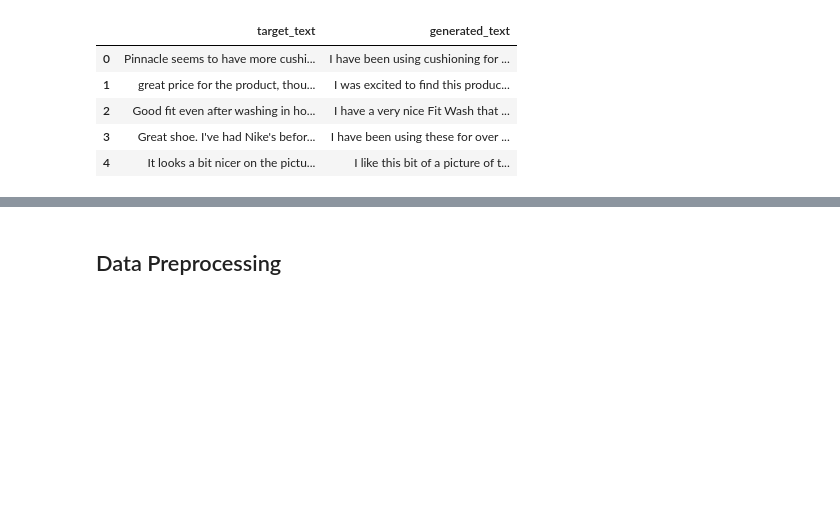
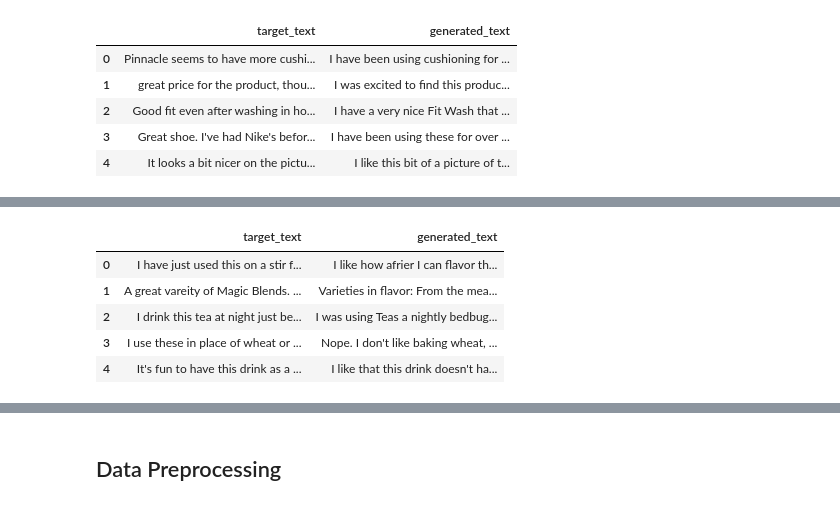
Before and after one commit to kama1kant/fake-review-detector, a Jupyter notebook: classifier/Fake_Review_Detection_Classifiers.ipynb, the cells around one changed output, grey strips where cells are left out. Saved outputs shown, nothing was run; the diff lists cells and outputs as text; code cells hidden in the pictures; blank space fills up the shorter version.

```diff
--- a/classifier/Fake_Review_Detection_Classifiers.ipynb
+++ b/classifier/Fake_Review_Detection_Classifiers.ipynb
@@ -32,0 +44,12 @@ df.head(5)
+# %%
+df_grocery = pd.read_csv('/content/generated_Grocery_and_Gourmet_Food_5.csv')
+df_grocery.columns =['input_text', 'target_text', 'generated_text']
+df_grocery = df_grocery.drop(columns='input_text')
+df_grocery.head(5)
+# %% [output]
+|  | target_text | generated_text |
+| 0 | I have just used this on a stir f... | I like how afrier I can flavor th... |
+| 1 | A great vareity of Magic Blends. ... | Varieties in flavor: From the mea... |
+| 2 | I drink this tea at night just be... | I was using Teas a nightly bedbug... |
+| 3 | I use these in place of wheat or ... | Nope. I don't like baking wheat, ... |
+| 4 | It's fun to have this drink as a ... | I like that this drink doesn't ha... |
```
Also changed, not shown: parts of 17 cells of this notebook.
